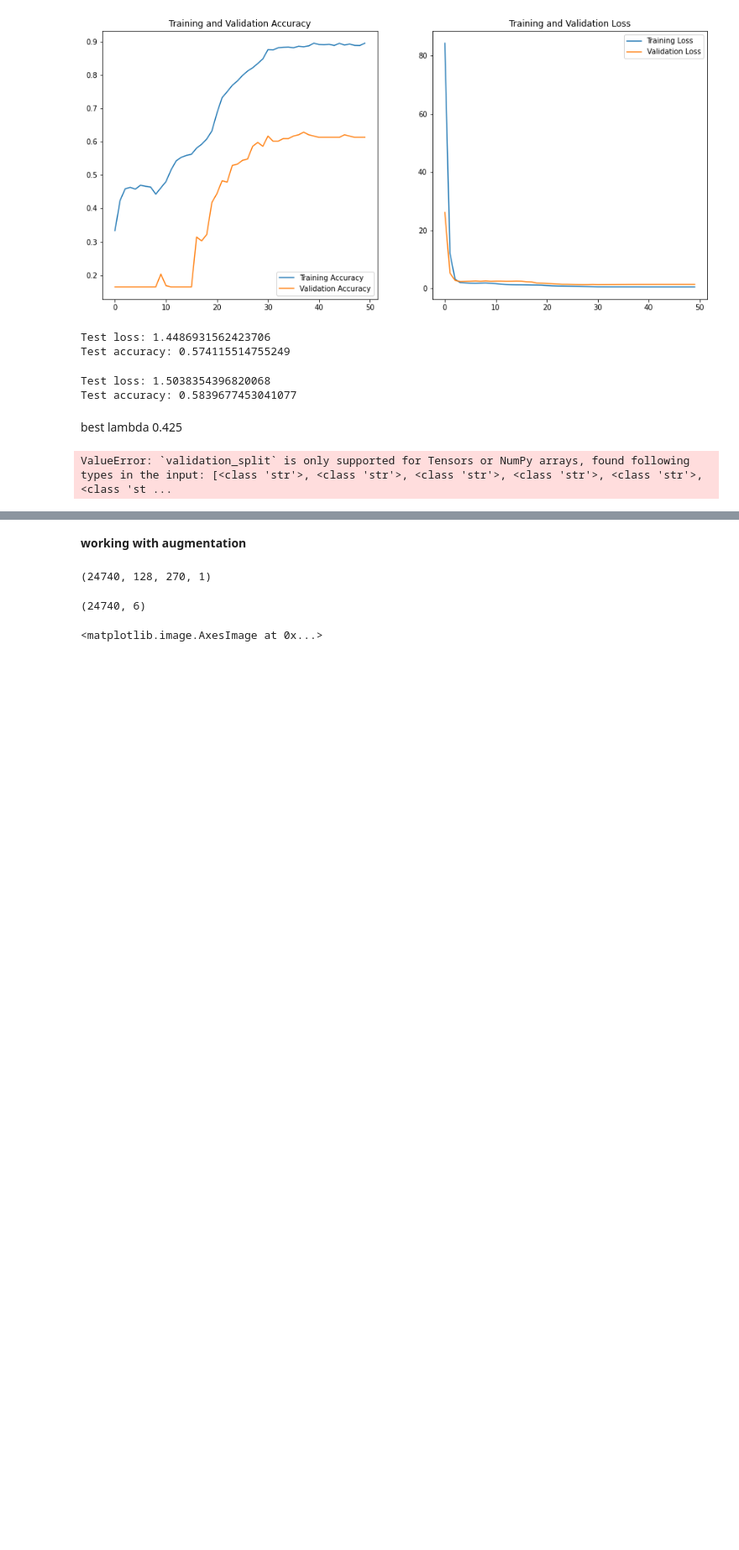
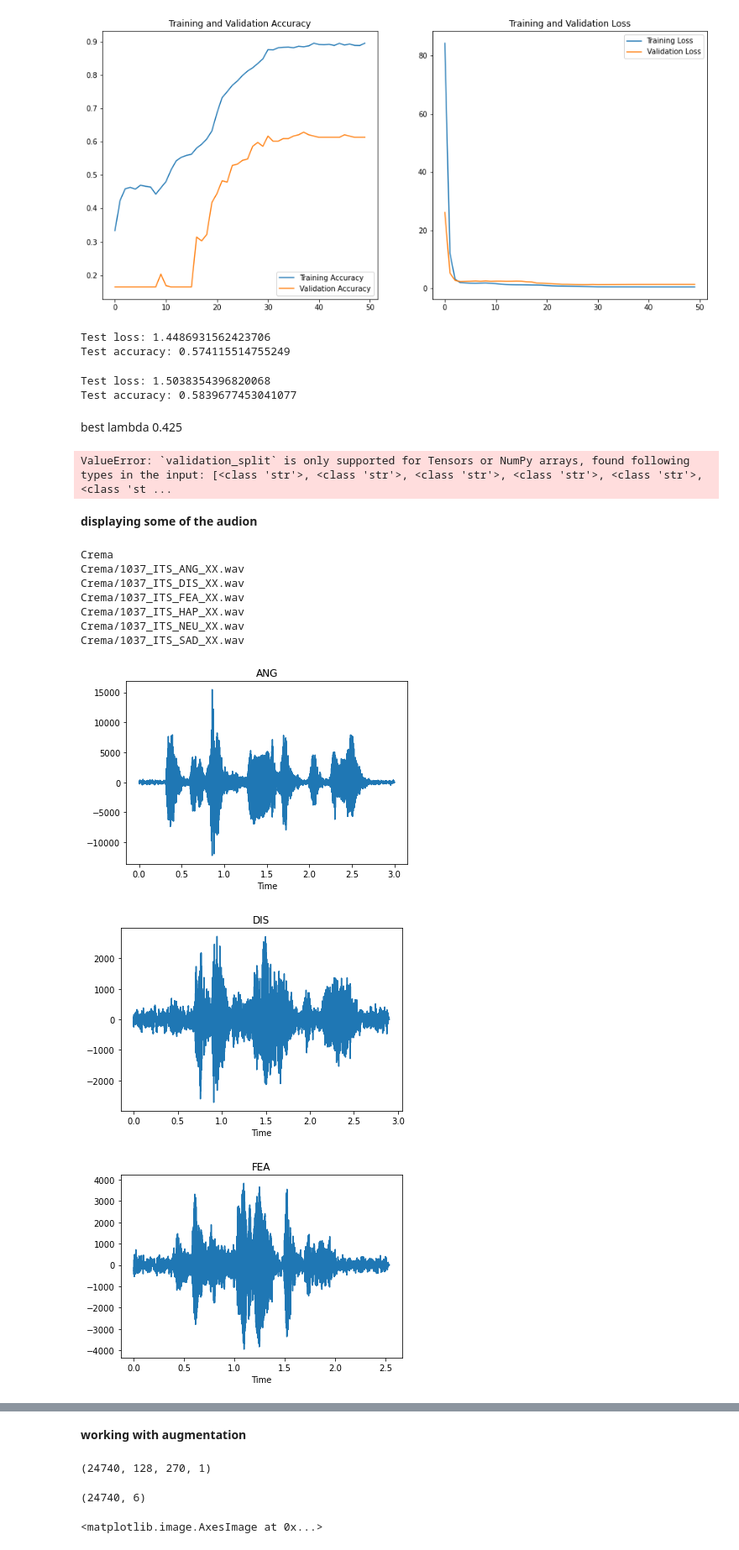
Before and after one commit to omarkhaled99/speech_emotion_recognition, a Jupyter notebook: PR_assignment3-3.ipynb, the cells around one changed output, grey strips where cells are left out. Shown at 84% size. Drawn from its saved outputs; the diff is of its cells as text; code cells hidden in the pictures; blank space fills up the shorter version.

```diff
--- a/PR_assignment3-3.ipynb
+++ b/PR_assignment3-3.ipynb
@@ -92,6 +88,15 @@ mels_np_array = mels_np_array[:,:, :, np.newaxis]
 print(mels_np_array.shape)
 # %% [output]
 (7442, 128, 216, 1)
+# %%
+fileList = createFileList()
+Emotions=['HAP','DIS','FEA','NEU','SAD','ANG']
+Emotions=np.array(Emotions)
+#print(fileList[0].split('_')[0]+'_'+fileList[0].split('_')[1]+'_'+Emotions[0]+'_'+'XX.wav')
+for feel in Emotions:
+  path=fileList[1500].split('_')[0]+'_'+fileList[0].split('_')[1]+'_'+feel+'_'+'XX.wav'
+  path='1001'+'_'+'DFA'+'_'+feel+'_'+'XX.wav'
+  visualize(path)
 # %%
 ###reading the labels for the data set
 labels = []
@@ -1268,3 +1240,5 @@ def plot_sound(path:str):
     # shows the plot
     # in new window
     plt.show()
+# %% [markdown]
+**displaying some of the audion**
@@ -1271,14 +1280,29 @@ def plot_sound(path:str):
 # %%
-fileList = createFileList('/content/Crema')
+from pydub import AudioSegment
+import IPython
+
+fileList = createFileList('Crema')
 fileList_for_plot = []
 emotions = ["ANG","DIS","FEA","HAP","NEU","SAD"]
 
-for i in range(0,5):
+for i in range(0,6):
   temp = fileList[1].split('_')
   initial_path = '_'.join(temp[:2])+"_"+emotions[i]+"_"+temp[3:][0]
   print(initial_path)
 
-  fileList_for_plot.append(initial_path+emotions[i])
+  fileList_for_plot.append(initial_path)
 
 for file in fileList_for_plot:
   plot_sound(file)
+  IPython.display.Audio(file)
+# %% [output]
+Crema
+Crema/1037_ITS_ANG_XX.wav
+Crema/1037_ITS_DIS_XX.wav
+Crema/1037_ITS_FEA_XX.wav
+Crema/1037_ITS_HAP_XX.wav
+Crema/1037_ITS_NEU_XX.wav
+Crema/1037_ITS_SAD_XX.wav
+[figure, added]
+[figure, added]
+[figure, added]
```
Also changed, not shown: parts of 13 cells of this notebook, 1 other file.
